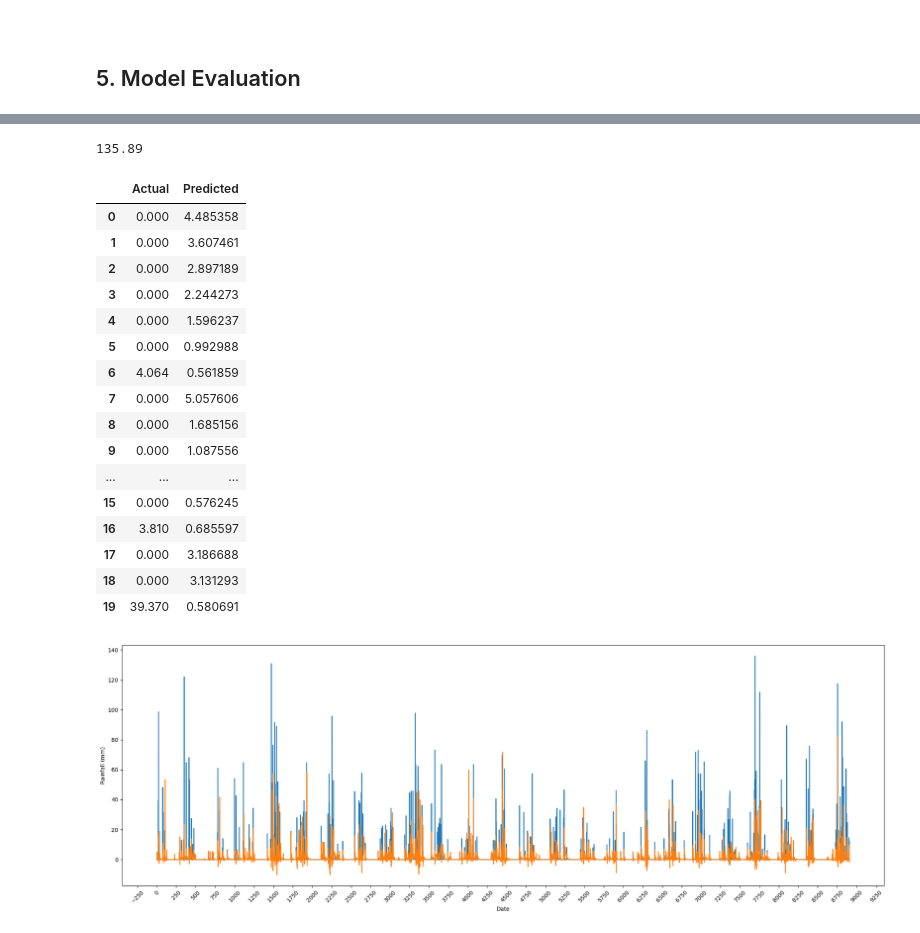
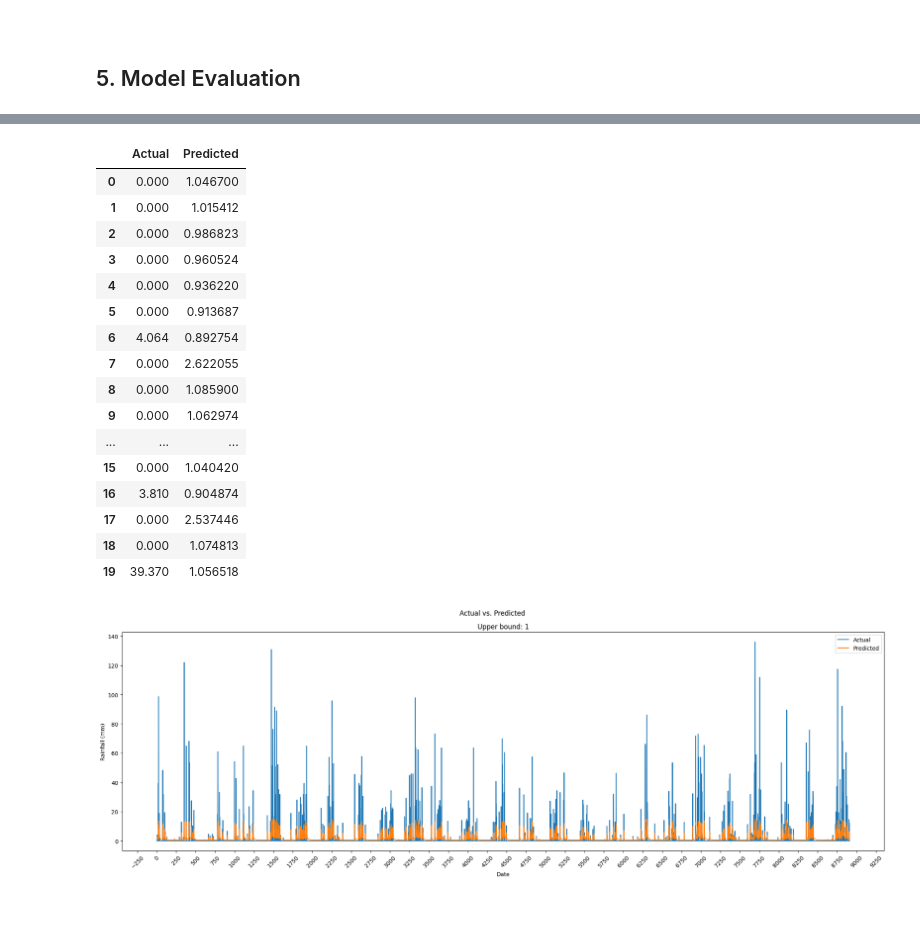
Before and after one commit to pippahtlin/Extreme-Precipitation, a Jupyter notebook: univariate_daily.ipynb, the cells around one changed output, grey strips where cells are left out. Cells and saved outputs as stored; diff of their text form; code cells hidden in the pictures.

```diff
--- a/univariate_daily.ipynb
+++ b/univariate_daily.ipynb
@@ -82,0 +78,10 @@ array([[ 1.38129496],
+# %%
+"""
+sc = MinMaxScaler(feature_range=(0,80))
+train_scaled = sc.fit_transform(train)
+validation_scaled = sc.transform(validation)
+test_scaled = sc.transform(test)
+
+print(type(train_scaled))
+train_scaled
+"""
@@ -131,7 +139,7 @@ model.add(LSTM(units = 50))
 
 # 3rd Layer
 model.add(Dense(units = 1))
-model.compile(optimizer = 'adam', loss = 'mean_squared_error')
+model.compile(optimizer = 'adam', loss = 'mean_squared_error', metrics=[metrics.MeanSquaredError(),metrics.AUC()])
 model.summary()
 # %% [output]
 Model: "sequential"
@@ -172,0 +181,5 @@ Epoch 50/50
+# %%
+"""
+model.fit(X_train, y_train, epochs = 50, batch_size = 32)
+model.save("model_upper80.h5")
+"""
@@ -201,40 +198,40 @@ validation_actual = sc.inverse_transform(y_validation.reshape(-1,1))
-# %%
-validation[90:].max()
-validation_actual.max()
-# %% [output]
-135.89
 # %%
 validation_compare = pd.DataFrame({'Actual': validation_actual.flatten(), 'Predicted': validation_predictions.flatten()})
 validation_compare.head(20)
 # %% [output]
 |  | Actual | Predicted |
-| 0 | 0.000 | 4.485358 |
-| 1 | 0.000 | 3.607461 |
-| 2 | 0.000 | 2.897189 |
-| 3 | 0.000 | 2.244273 |
-| 4 | 0.000 | 1.596237 |
-| 5 | 0.000 | 0.992988 |
-| 6 | 4.064 | 0.561859 |
-| 7 | 0.000 | 5.057606 |
-| 8 | 0.000 | 1.685156 |
-| 9 | 0.000 | 1.087556 |
+| 0 | 0.000 | 1.046700 |
+| 1 | 0.000 | 1.015412 |
+| 2 | 0.000 | 0.986823 |
+| 3 | 0.000 | 0.960524 |
+| 4 | 0.000 | 0.936220 |
+| 5 | 0.000 | 0.913687 |
+| 6 | 4.064 | 0.892754 |
+| 7 | 0.000 | 2.622055 |
+| 8 | 0.000 | 1.085900 |
+| 9 | 0.000 | 1.062974 |
 | ... | ... | ... |
-| 15 | 0.000 | 0.576245 |
-| 16 | 3.810 | 0.685597 |
-| 17 | 0.000 | 3.186688 |
-| 18 | 0.000 | 3.131293 |
-| 19 | 39.370 | 0.580691 |
+| 15 | 0.000 | 1.040420 |
+| 16 | 3.810 | 0.904874 |
+| 17 | 0.000 | 2.537446 |
+| 18 | 0.000 | 1.074813 |
+| 19 | 39.370 | 1.056518 |
 # %%
 plt.figure(figsize=(20, 7))
 plt.xticks(rotation=45)
 plt.gca().xaxis.set_major_locator(MaxNLocator(nbins=40))
 
 plt.plot(validation_compare['Actual'])
 plt.plot(validation_compare['Predicted'])
+plt.legend(['Actual', 'Predicted'])
+plt.suptitle("Actual vs. Predicted")
+plt.title("Upper bound: 1")
 plt.xlabel('Date')
 plt.ylabel('Rainfall (mm)')
 plt.tight_layout()
 
+plt.savefig('compare_upper1.png')
+
 plt.show()
 # %% [output]
-[figure, old version]
+[figure, new version]
```
Also changed, not shown: parts of 13 cells of this notebook.
